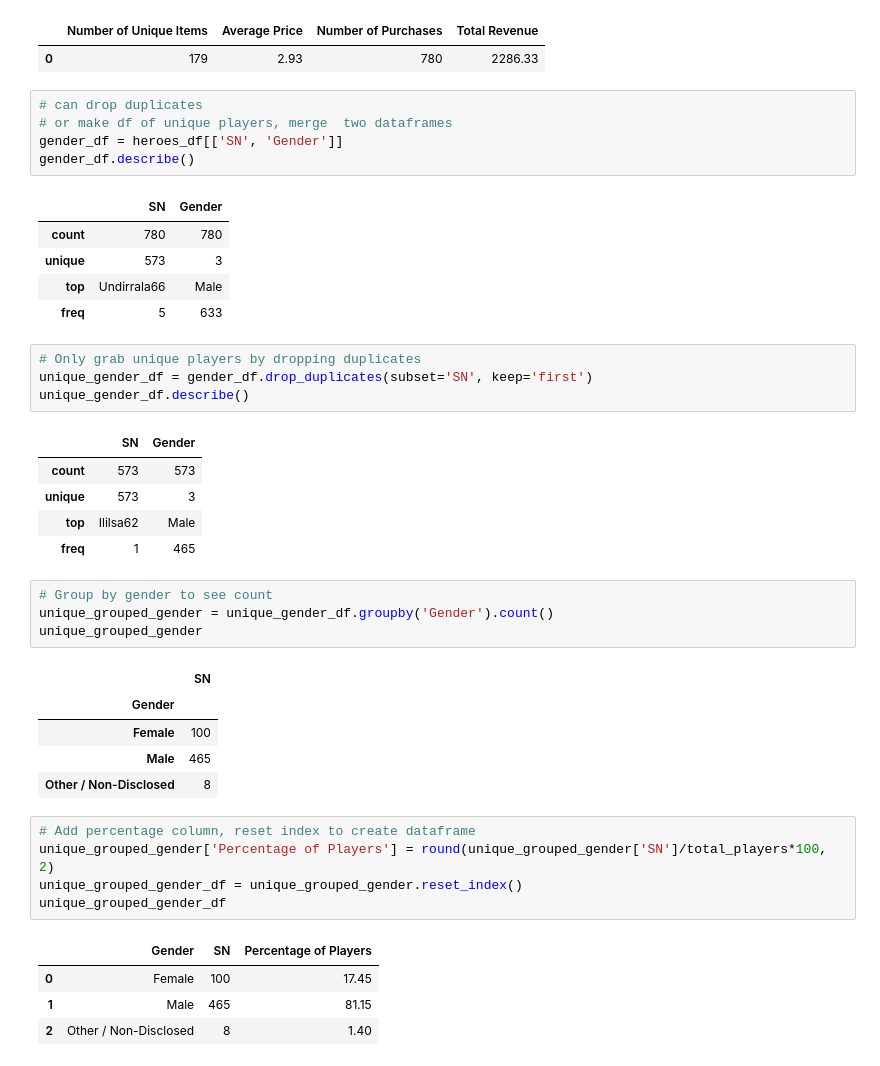
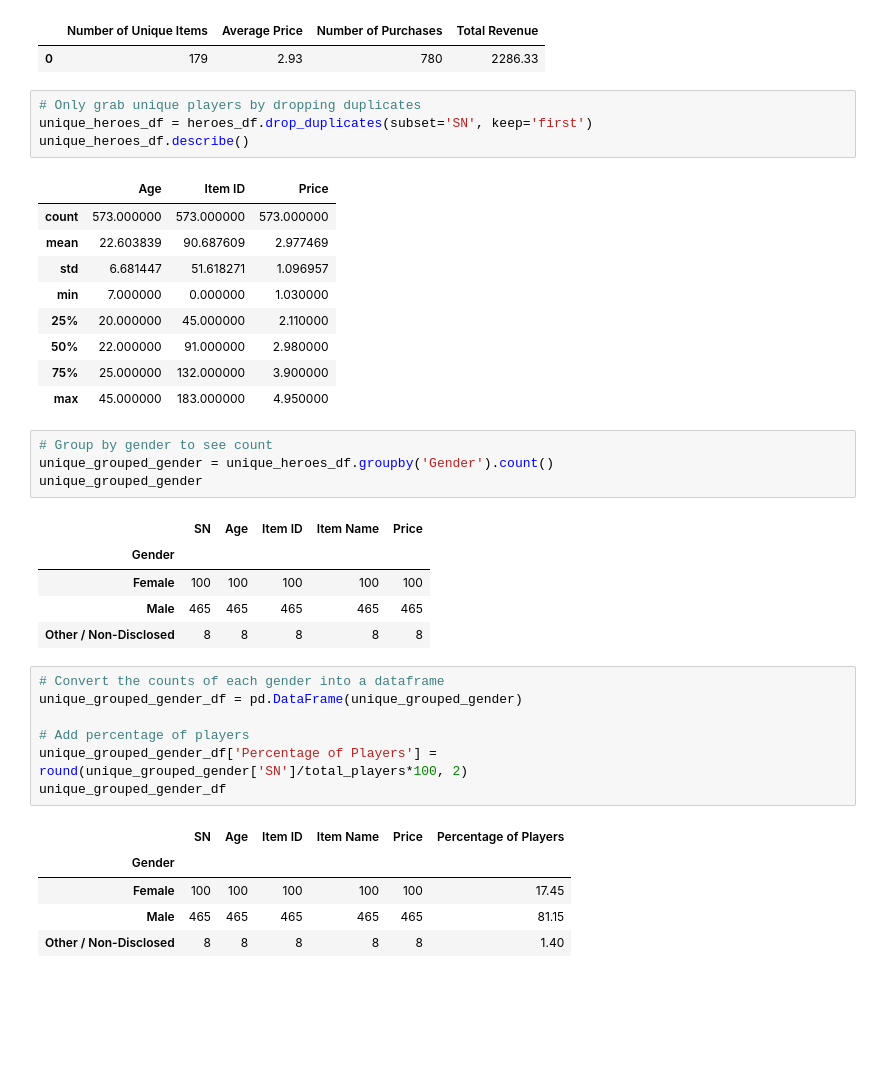
Before and after one commit to Jayleh/UCI, a Jupyter notebook: Homework4/HeroesOfPymoli/Heroes Of Pymoli Data Analysis.ipynb, the cells around one changed output. Saved outputs shown, nothing was run; the diff lists cells and outputs as text; blank space fills up the shorter version.

```diff
--- a/Homework4/HeroesOfPymoli/Heroes Of Pymoli Data Analysis.ipynb
+++ b/Homework4/HeroesOfPymoli/Heroes Of Pymoli Data Analysis.ipynb
@@ -86,45 +86,41 @@ purchase_analysis_df
 # %% [output]
 |  | Number of Unique Items | Average Price | Number of Purchases | Total Revenue |
 | 0 | 179 | 2.93 | 780 | 2286.33 |
-# %%
-# can drop duplicates
-# or make df of unique players, merge  two dataframes
-gender_df = heroes_df[['SN', 'Gender']]
-gender_df.describe()
-# %% [output]
-|  | SN | Gender |
-| count | 780 | 780 |
-| unique | 573 | 3 |
-| top | Undirrala66 | Male |
-| freq | 5 | 633 |
 # %%
 # Only grab unique players by dropping duplicates
-unique_gender_df = gender_df.drop_duplicates(subset='SN', keep='first')
-unique_gender_df.describe()
+unique_heroes_df = heroes_df.drop_duplicates(subset='SN', keep='first')
+unique_heroes_df.describe()
 # %% [output]
-|  | SN | Gender |
-| count | 573 | 573 |
-| unique | 573 | 3 |
-| top | Ililsa62 | Male |
-| freq | 1 | 465 |
+|  | Age | Item ID | Price |
+| count | 573.000000 | 573.000000 | 573.000000 |
+| mean | 22.603839 | 90.687609 | 2.977469 |
+| std | 6.681447 | 51.618271 | 1.096957 |
+| min | 7.000000 | 0.000000 | 1.030000 |
+| 25% | 20.000000 | 45.000000 | 2.110000 |
+| 50% | 22.000000 | 91.000000 | 2.980000 |
+| 75% | 25.000000 | 132.000000 | 3.900000 |
+| max | 45.000000 | 183.000000 | 4.950000 |
 # %%
 # Group by gender to see count
-unique_grouped_gender = unique_gender_df.groupby('Gender').count()
+unique_grouped_gender = unique_heroes_df.groupby('Gender').count()
 unique_grouped_gender
 # %% [output]
-|  | SN |
-| Gender |  |
-| Female | 100 |
-| Male | 465 |
-| Other / Non-Disclosed | 8 |
+|  | SN | Age | Item ID | Item Name | Price |
+| Gender |  |  |  |  |  |
+| Female | 100 | 100 | 100 | 100 | 100 |
+| Male | 465 | 465 | 465 | 465 | 465 |
+| Other / Non-Disclosed | 8 | 8 | 8 | 8 | 8 |
 # %%
-# Add percentage column, reset index to create dataframe
-unique_grouped_gender['Percentage of Players'] = round(unique_grouped_gender['SN']/total_players*100, 2)
-unique_grouped_gender_df = unique_grouped_gender.reset_index()
+# Convert the counts of each gender into a dataframe
+unique_grouped_gender_df = pd.DataFrame(unique_grouped_gender)
+
+# Add percentage of players
+unique_grouped_gender_df['Percentage of Players'] = round(unique_grouped_gender['SN']/total_players*100, 2)
 unique_grouped_gender_df
 # %% [output]
-|  | Gender | SN | Percentage of Players |
-| 0 | Female | 100 | 17.45 |
-| 1 | Male | 465 | 81.15 |
-| 2 | Other / Non-Disclosed | 8 | 1.40 |
+|  | SN | Age | Item ID | Item Name | Price | Percentage of Players |
+| Gender |  |  |  |  |  |  |
+| Female | 100 | 100 | 100 | 100 | 100 | 17.45 |
+| Male | 465 | 465 | 465 | 465 | 465 | 81.15 |
+| Other / Non-Disclosed | 8 | 8 | 8 | 8 | 8 | 1.40 |
 # %%
```
Also changed, not shown: parts of 7 cells of this notebook.
